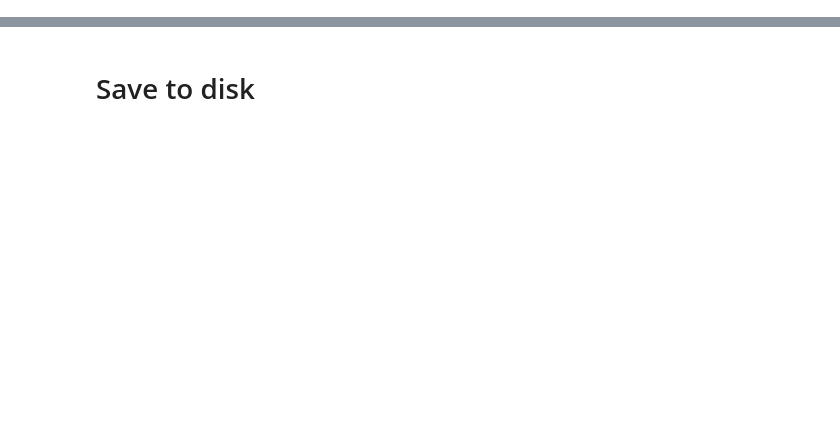
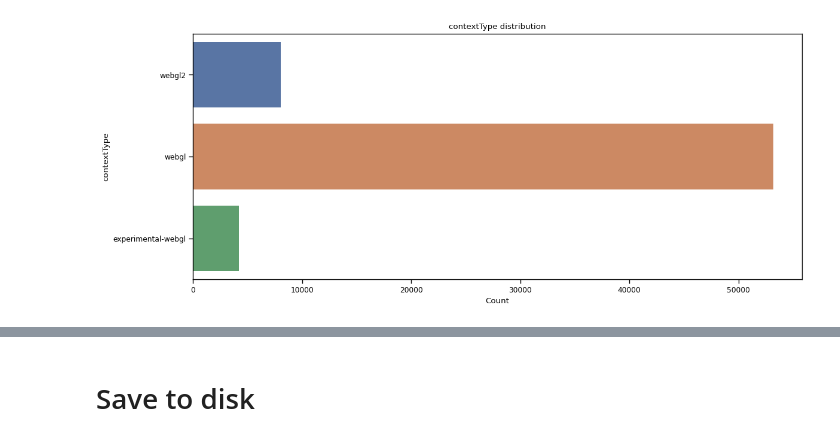
Before and after one commit to yudshj/WebGL-Empirical-Study-new, a Jupyter notebook: 3-4.AnalyzeRaf/1_analyze_raf.ipynb, the cells around one changed output, grey strips where cells are left out. Saved outputs shown, nothing was run; the diff lists cells and outputs as text; code cells hidden in the pictures; blank space fills up the shorter version.

```diff
--- a/3-4.AnalyzeRaf/1_analyze_raf.ipynb
+++ b/3-4.AnalyzeRaf/1_analyze_raf.ipynb
@@ -6,0 +1,12 @@ from pathlib import Path
+# %%
+import json
+from pathlib import Path
+
+import pandas as pd
+import seaborn as sns
+import matplotlib.pyplot as plt
+
+sns.set_context("paper")
+sns.set_palette("deep")
+color_palette = sns.color_palette()
+color_palette
@@ -25,0 +41,4 @@ raf_path = Path('../2-3.seleniumCrawler/output/raf')
+# %%
+df_frame = pd.read_pickle('imr/0501-df_frame-raf.pkl.zst', compression='zstd')
+# df_context = pd.read_pickle('imr/0501-df_context.pkl.zst', compression='zstd')
+df_context_noraf = pd.read_pickle('imr/0501-df_context-noraf.pkl.zst', compression='zstd')
@@ -26,3 +61,13 @@ raf_path = Path('../2-3.seleniumCrawler/output/raf')
+# %%
+# df_context_noraf["frame.context.maghsk.createArguments.0"].value_counts()
+fig, axes = plt.subplots(figsize=(12, 5))
+sns.countplot(y="frame.context.maghsk.createArguments.0", data=df_context_noraf, ax=axes)
+axes.set_xlabel('Count')
+axes.set_ylabel('contextType')
+axes.set_title('contextType distribution')
+plt.tight_layout()
+# %% [output]
+[figure, added]
 # %%
 trace_path_list = sorted((raf_path / 'pickle').glob('*.pkl.zstd'))
 df_traces = pd.DataFrame([pkl.load(zstd.open(x, 'rb')) for x in trace_path_list], index=[x.name for x in trace_path_list])
```
Also changed, not shown: parts of 12 cells of this notebook, 5 other files.
